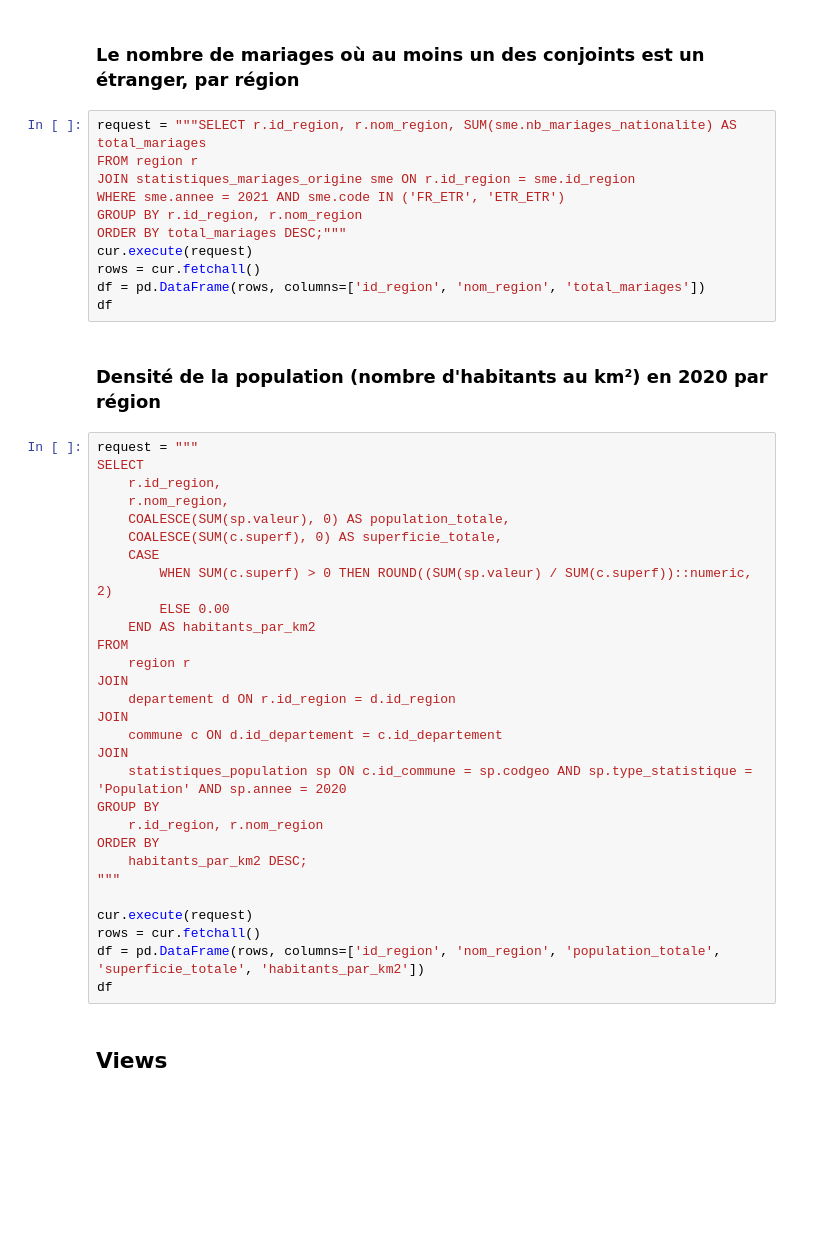
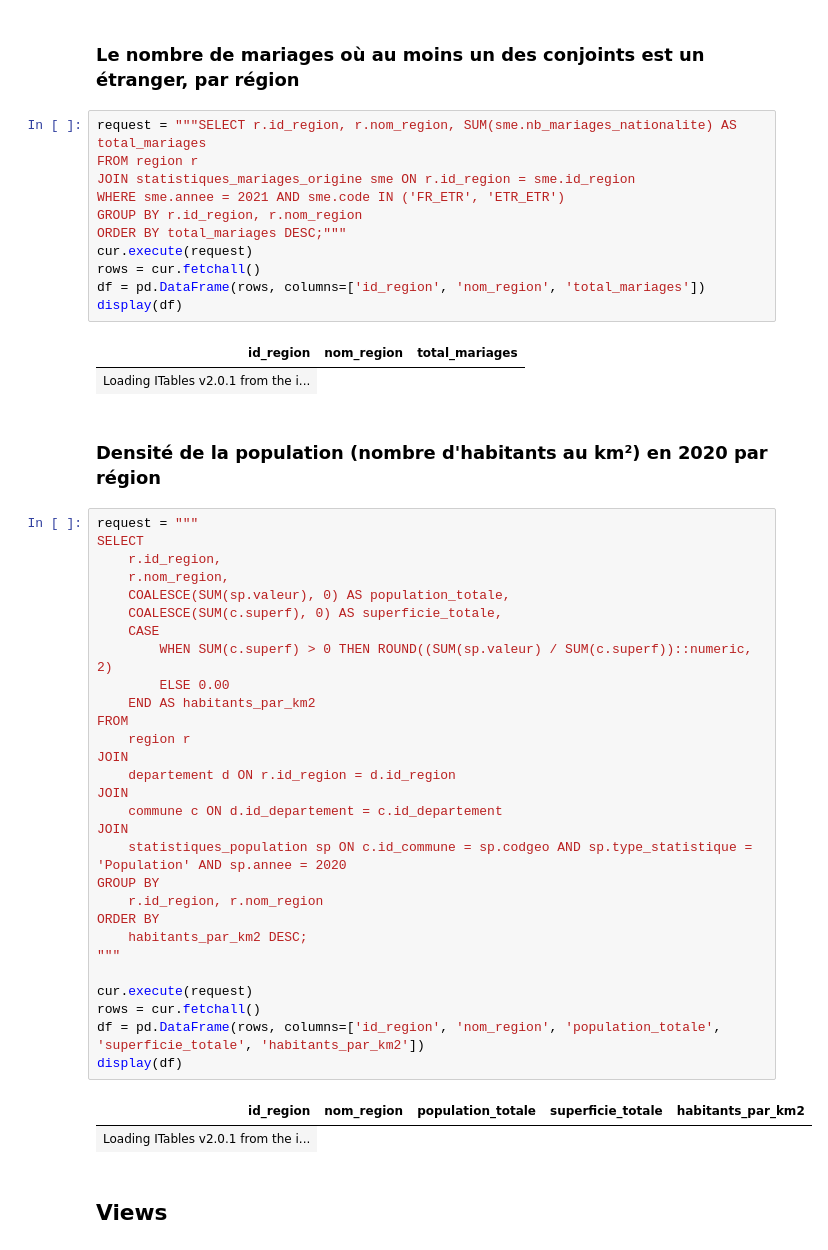
Before and after one commit to Hisqkq/INSEE-Database, a Jupyter notebook: rapport.ipynb, the cells around one changed output. Cells and saved outputs as stored; diff of their text form; blank space fills up the shorter version.

```diff
--- a/rapport.ipynb
+++ b/rapport.ipynb
@@ -166,38 +245,44 @@ ORDER BY total_mariages DESC;"""
 cur.execute(request)
 rows = cur.fetchall()
 df = pd.DataFrame(rows, columns=['id_region', 'nom_region', 'total_mariages'])
-df
+display(df)
+# %% [output]
+| id_region | nom_region | total_mariages |
+| Loading ITables v2.0.1 from the i... |
 # %% [markdown]
 ### Densité de la population (nombre d'habitants au km²) en 2020 par région
 # %%
 request = """
 SELECT
     r.id_region,
     r.nom_region,
     COALESCE(SUM(sp.valeur), 0) AS population_totale,
     COALESCE(SUM(c.superf), 0) AS superficie_totale,
     CASE
         WHEN SUM(c.superf) > 0 THEN ROUND((SUM(sp.valeur) / SUM(c.superf))::numeric, 2)
         ELSE 0.00
     END AS habitants_par_km2
 FROM
     region r
 JOIN
     departement d ON r.id_region = d.id_region
 JOIN
     commune c ON d.id_departement = c.id_departement
 JOIN
     statistiques_population sp ON c.id_commune = sp.codgeo AND sp.type_statistique = 'Population' AND sp.annee = 2020
 GROUP BY
     r.id_region, r.nom_region
 ORDER BY
     habitants_par_km2 DESC;
 """
 
 cur.execute(request)
 rows = cur.fetchall()
 df = pd.DataFrame(rows, columns=['id_region', 'nom_region', 'population_totale', 'superficie_totale', 'habitants_par_km2'])
-df
+display(df)
+# %% [output]
+| id_region | nom_region | population_totale | superficie_totale | habitants_par_km2 |
+| Loading ITables v2.0.1 from the i... |
 # %% [markdown]
 ## Views
 # %% [markdown]
```
Also changed, not shown: parts of 36 cells of this notebook, 1 other file.
